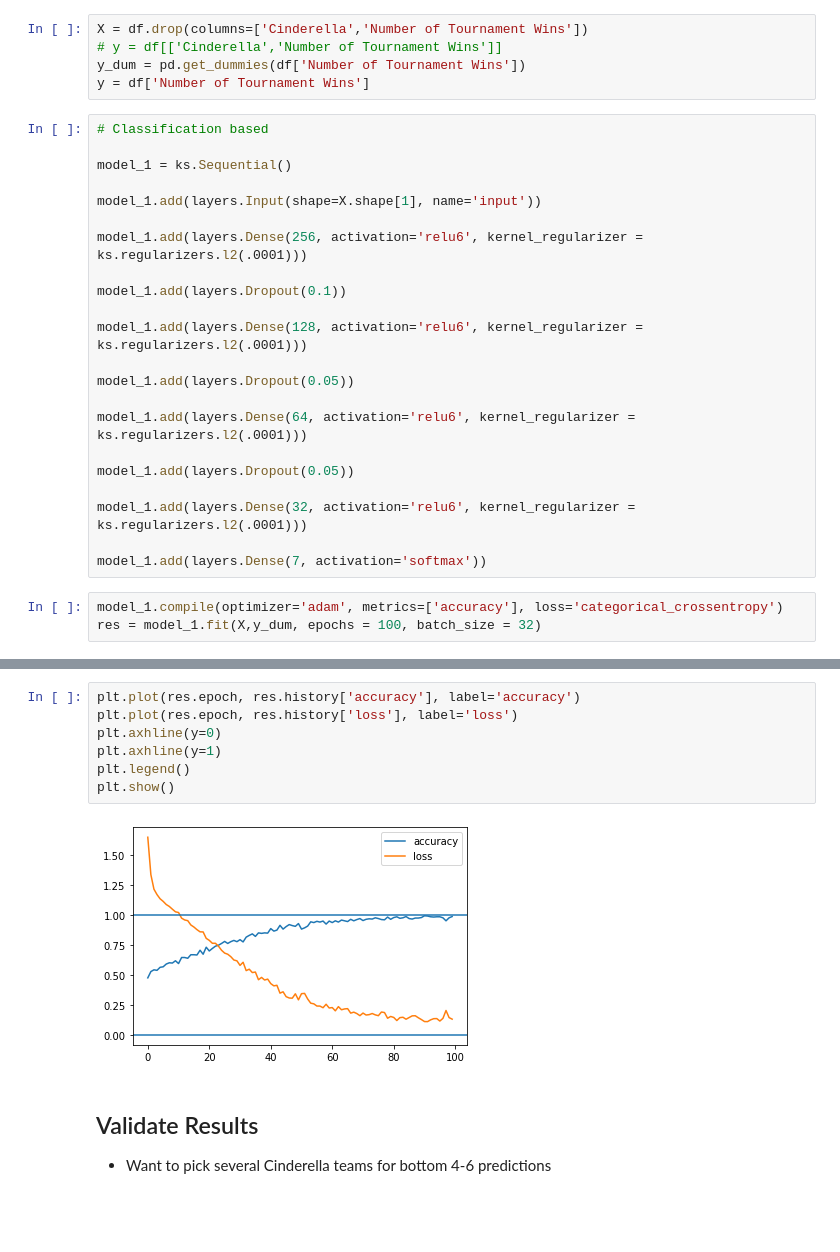
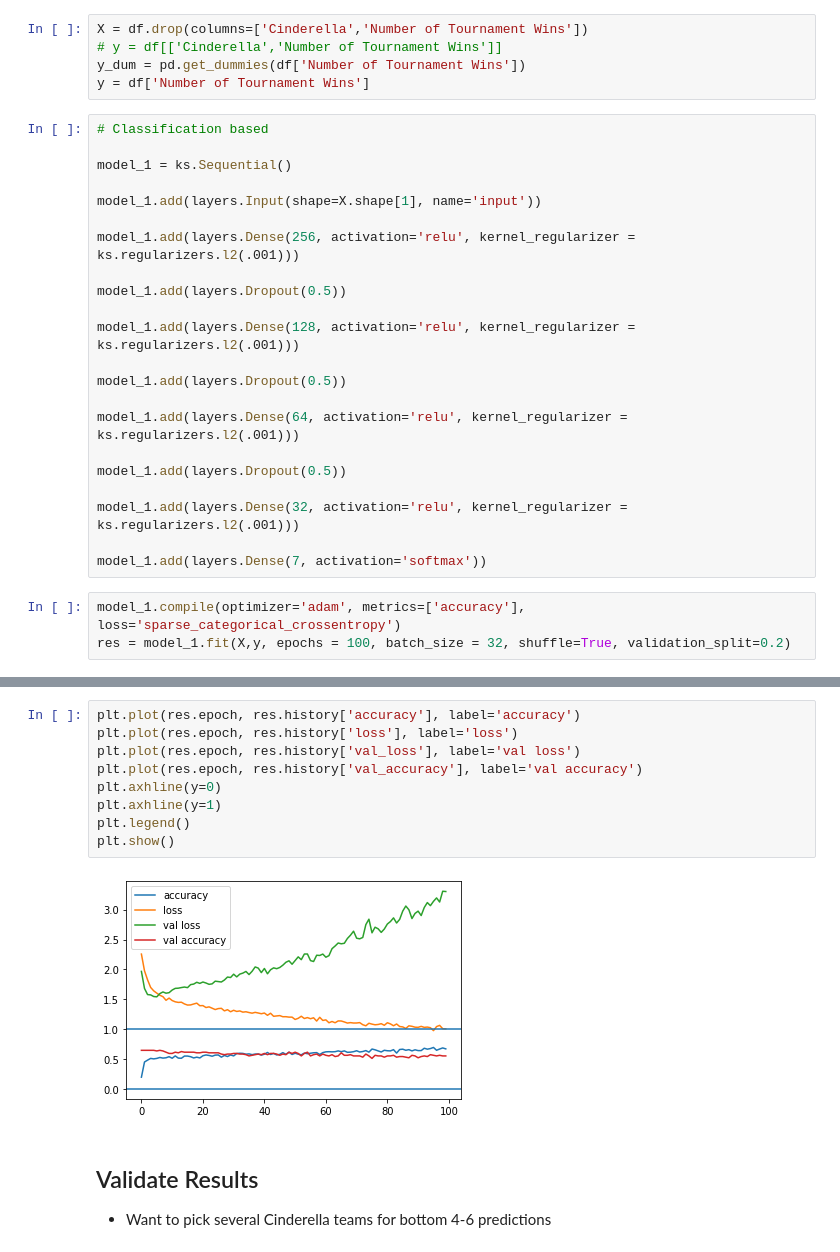
Before and after one commit to LafeWessel/March_Madness_2022, a Jupyter notebook: Model Creation.ipynb, the cells around one changed output, grey strips where cells are left out. Saved outputs shown, nothing was run; the diff lists cells and outputs as text; blank space fills up the shorter version.

Commit message:
started looking at cross validation

```diff
--- a/Model Creation.ipynb
+++ b/Model Creation.ipynb
@@ -119,23 +119,23 @@ model_1 = ks.Sequential()
 
 model_1.add(layers.Input(shape=X.shape[1], name='input'))
 
-model_1.add(layers.Dense(256, activation='relu6', kernel_regularizer = ks.regularizers.l2(.0001)))
+model_1.add(layers.Dense(256, activation='relu', kernel_regularizer = ks.regularizers.l2(.001)))
 
-model_1.add(layers.Dropout(0.1))
+model_1.add(layers.Dropout(0.5))
 
-model_1.add(layers.Dense(128, activation='relu6', kernel_regularizer = ks.regularizers.l2(.0001)))
+model_1.add(layers.Dense(128, activation='relu', kernel_regularizer = ks.regularizers.l2(.001)))
 
-model_1.add(layers.Dropout(0.05))
+model_1.add(layers.Dropout(0.5))
 
-model_1.add(layers.Dense(64, activation='relu6', kernel_regularizer = ks.regularizers.l2(.0001)))
+model_1.add(layers.Dense(64, activation='relu', kernel_regularizer = ks.regularizers.l2(.001)))
 
-model_1.add(layers.Dropout(0.05))
+model_1.add(layers.Dropout(0.5))
 
-model_1.add(layers.Dense(32, activation='relu6', kernel_regularizer = ks.regularizers.l2(.0001)))
+model_1.add(layers.Dense(32, activation='relu', kernel_regularizer = ks.regularizers.l2(.001)))
 
 model_1.add(layers.Dense(7, activation='softmax'))
 # %%
-model_1.compile(optimizer='adam', metrics=['accuracy'], loss='categorical_crossentropy')
-res = model_1.fit(X,y_dum, epochs = 100, batch_size = 32)
+model_1.compile(optimizer='adam', metrics=['accuracy'], loss='sparse_categorical_crossentropy')
+res = model_1.fit(X,y, epochs = 100, batch_size = 32, shuffle=True, validation_split=0.2)
 # %% [output]
 Epoch 1/100
@@ -158,12 +158,14 @@ Epoch 100/100
 # %%
 plt.plot(res.epoch, res.history['accuracy'], label='accuracy')
 plt.plot(res.epoch, res.history['loss'], label='loss')
+plt.plot(res.epoch, res.history['val_loss'], label='val loss')
+plt.plot(res.epoch, res.history['val_accuracy'], label='val accuracy')
 plt.axhline(y=0)
 plt.axhline(y=1)
 plt.legend()
 plt.show()
 # %% [output]
-[figure, old version]
+[figure, new version]
 # %% [markdown]
 ## Validate Results
 
```
Also changed, not shown: parts of 2 cells of this notebook.
